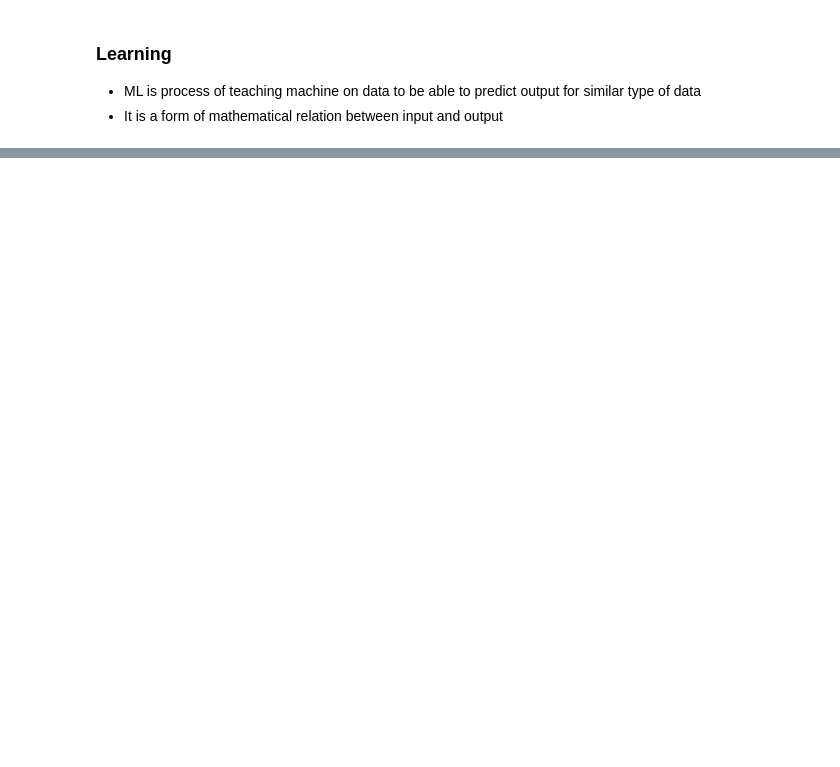
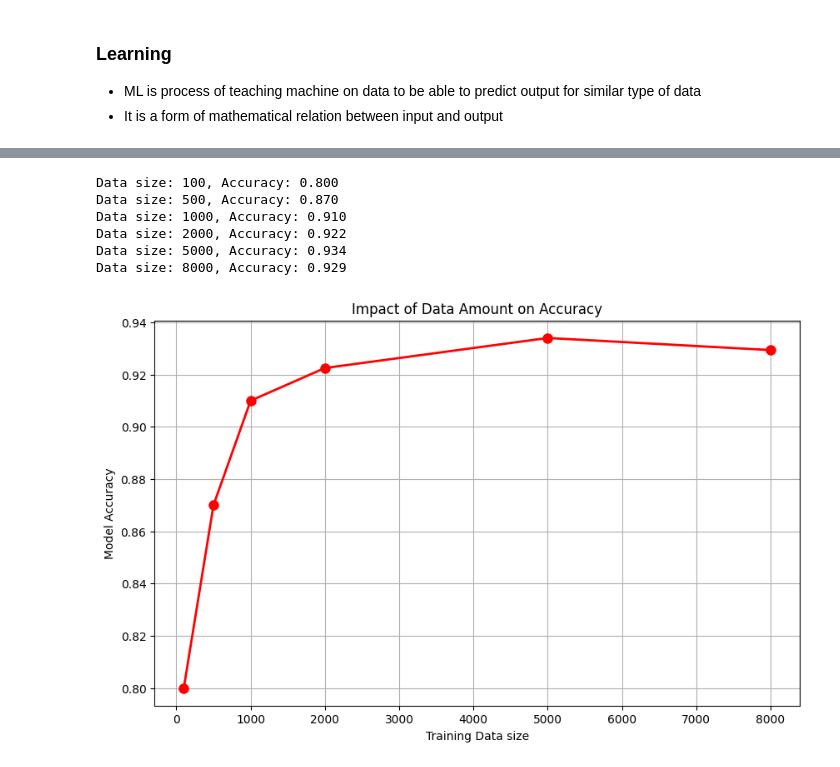
Before and after one commit to AarambhaAnta/Ml, a Jupyter notebook: l1-house-prediction.ipynb, the cells around one changed output, grey strips where cells are left out. Cells and saved outputs as stored; diff of their text form; code cells hidden in the pictures; blank space fills up the shorter version.

```diff
--- a/l1-house-prediction.ipynb
+++ b/l1-house-prediction.ipynb
@@ -48,0 +62,45 @@ plt.show()
+# %%
+# Generate synthetic dataset
+X, y = make_classification(n_samples=10000, n_features=20, n_informative=10, n_redundant=10, random_state=42)
+# %%
+# Test performance with different data size
+data_size = [100, 500, 1000, 2000, 5000, 8000]
+accuracies = []
+# %%
+
+for size in data_size:
+    # Use only 'size' number of samples
+    X_subset = X[:size]
+    y_subset = y[:size]
+
+    # Split data
+    X_train, X_test, y_train, y_test = train_test_split(X_subset, y_subset, test_size=0.2, random_state=42)
+
+    # Train model
+    model = RandomForestClassifier(random_state=42)
+    model.fit(X_train, y_train)
+
+    # Evaluate
+    y_pred = model.predict(X_test)
+    accuracy = accuracy_score(y_test, y_pred)
+    accuracies.append(accuracy)
+
+    print(f"Data size: {size}, Accuracy: {accuracy:.3f}")
+# %% [output]
+Data size: 100, Accuracy: 0.800
+Data size: 500, Accuracy: 0.870
+Data size: 1000, Accuracy: 0.910
+Data size: 2000, Accuracy: 0.922
+Data size: 5000, Accuracy: 0.934
+Data size: 8000, Accuracy: 0.929
+# %%
+# Visualize the Relationship
+plt.figure(figsize=(10, 6))
+plt.plot(data_size, accuracies, color='red', marker='o', linewidth=2, markersize=8)
+plt.xlabel('Training Data size')
+plt.ylabel('Model Accuracy')
+plt.title('Impact of Data Amount on Accuracy')
+plt.grid(True)
+plt.show()
+# %% [output]
+[figure, added]
```
Also changed, not shown: parts of 7 cells of this notebook.
